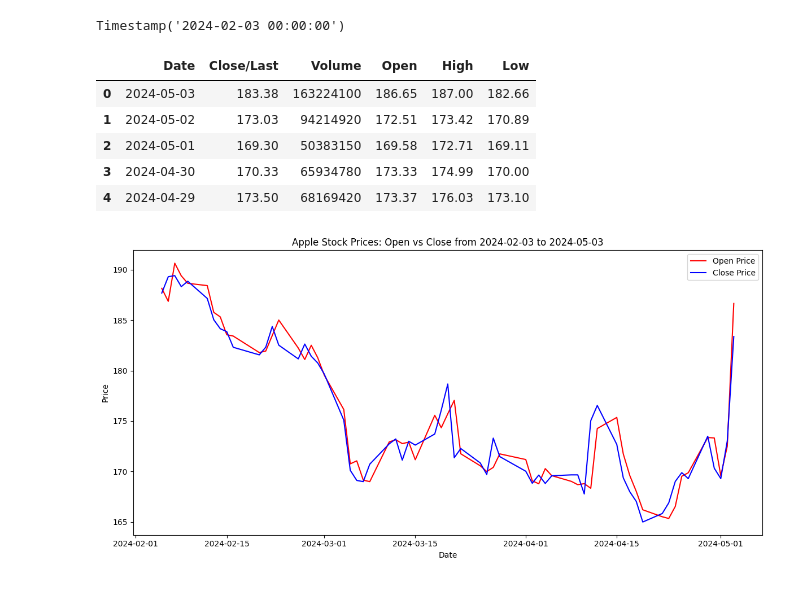
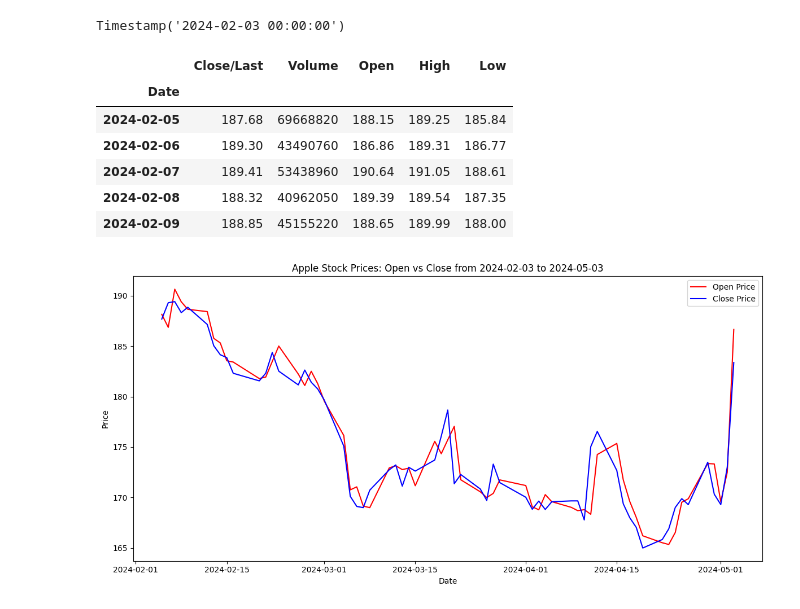
Before and after one commit to julieannvictoria/portfolio, a Jupyter notebook: Preparing-for-data-analysis-project-student.ipynb, the cells around one changed output. Cells and saved outputs as stored; diff of their text form; code cells hidden in the pictures.

```diff
--- a/Preparing-for-data-analysis-project-student.ipynb
+++ b/Preparing-for-data-analysis-project-student.ipynb
@@ -241,0 +246,4 @@ memory usage: 118.1 KB
+# %%
+# Sort Date from oldest to latest
+data_apple.sort_index(inplace=True)
+data_microsoft.sort_index(inplace=True)
@@ -349,6 +389,6 @@ memory usage: 118.1 KB
 # %%
 # Get max date in timeseries
-max_date = data_apple['Date'].max()
+max_date = data_apple.index.get_level_values('Date').max()
 max_date
 # %% [output]
 Timestamp('2024-05-03 00:00:00')
@@ -359,15 +399,16 @@ last_three_months
 # %% [output]
 Timestamp('2024-02-03 00:00:00')
 # %%
-last_3_months_data = data_apple[data_apple['Date'] >= last_three_months]
+last_3_months_data = data_apple[data_apple.index.get_level_values('Date') >= last_three_months]
 last_3_months_data.head()
 # %% [output]
-|  | Date | Close/Last | Volume | Open | High | Low |
-| 0 | 2024-05-03 | 183.38 | 163224100 | 186.65 | 187.00 | 182.66 |
-| 1 | 2024-05-02 | 173.03 | 94214920 | 172.51 | 173.42 | 170.89 |
-| 2 | 2024-05-01 | 169.30 | 50383150 | 169.58 | 172.71 | 169.11 |
-| 3 | 2024-04-30 | 170.33 | 65934780 | 173.33 | 174.99 | 170.00 |
-| 4 | 2024-04-29 | 173.50 | 68169420 | 173.37 | 176.03 | 173.10 |
+|  | Close/Last | Volume | Open | High | Low |
+| Date |  |  |  |  |  |
+| 2024-02-05 | 187.68 | 69668820 | 188.15 | 189.25 | 185.84 |
+| 2024-02-06 | 189.30 | 43490760 | 186.86 | 189.31 | 186.77 |
+| 2024-02-07 | 189.41 | 53438960 | 190.64 | 191.05 | 188.61 |
+| 2024-02-08 | 188.32 | 40962050 | 189.39 | 189.54 | 187.35 |
+| 2024-02-09 | 188.85 | 45155220 | 188.65 | 189.99 | 188.00 |
 # %%
 # Plot time series of open v. close stock price for Apple using the last 3 months of data
 plt.figure(figsize=(12,6))
```
Also changed, not shown: parts of 23 cells of this notebook.
